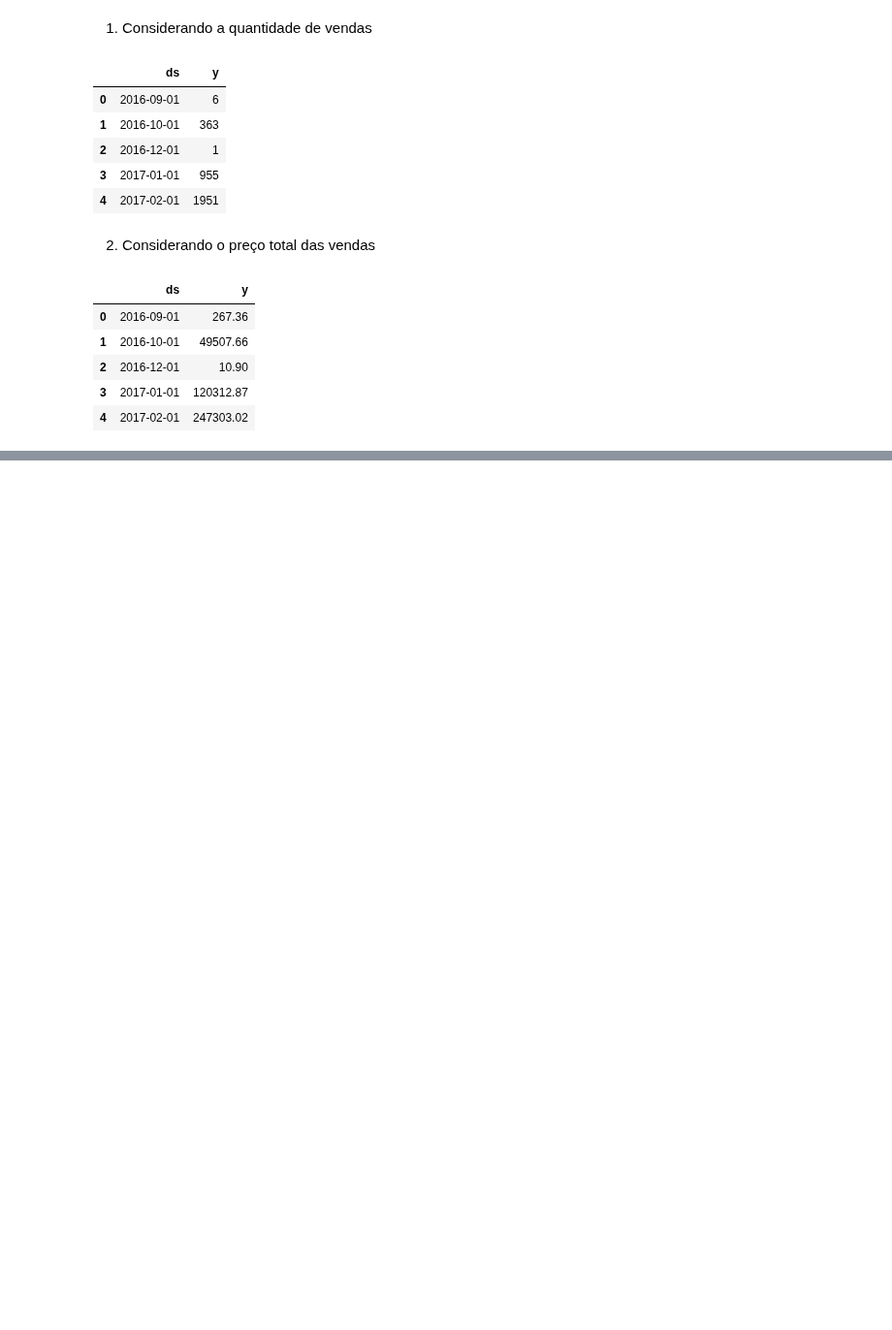
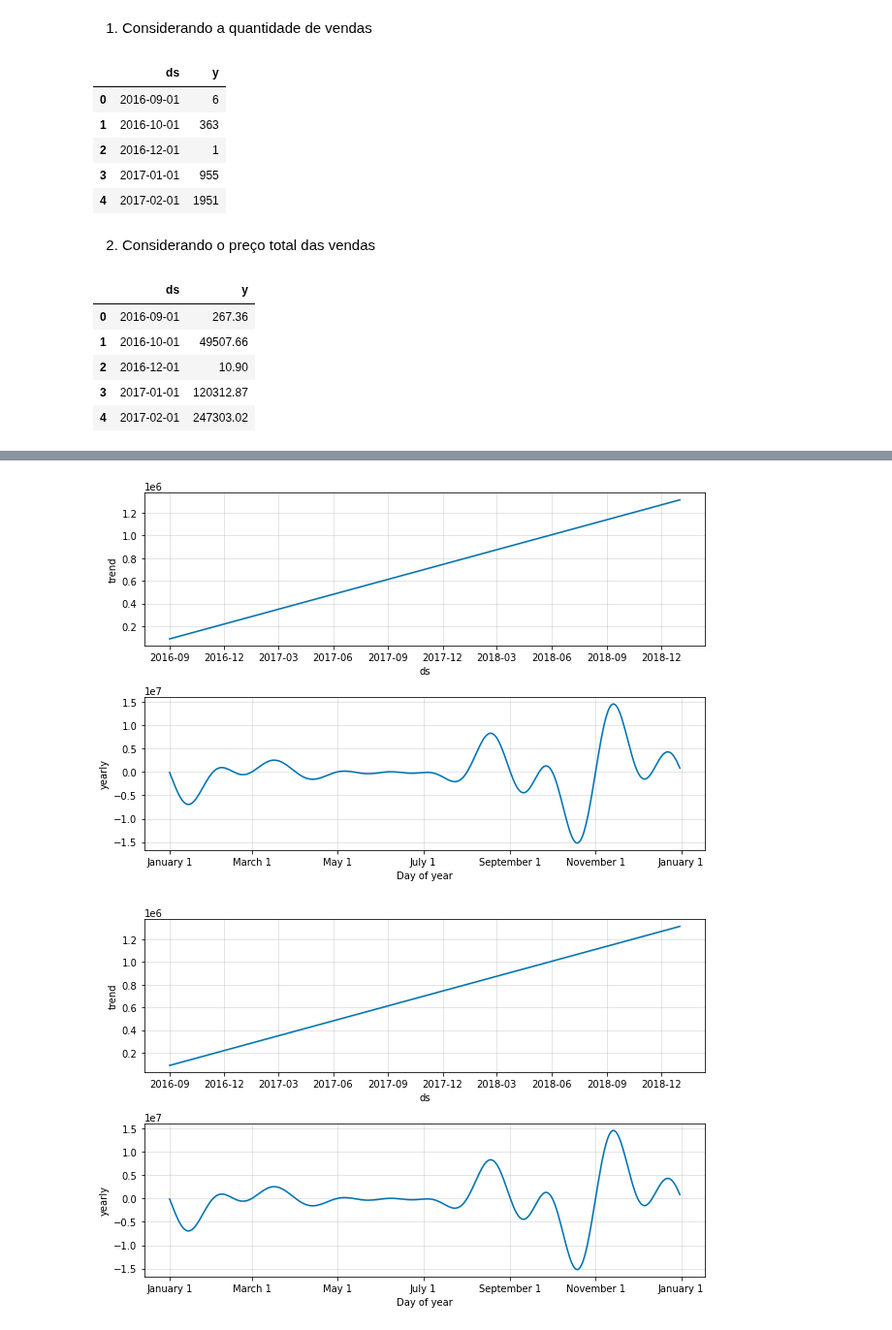
Before and after one commit to smalvar/olist-e-commerce, a Jupyter notebook: time_series_analysis.ipynb, the cells around one changed output, grey strips where cells are left out. Shown at 97% size. Saved outputs shown, nothing was run; the diff lists cells and outputs as text; code cells hidden in the pictures; blank space fills up the shorter version.

```diff
--- a/time_series_analysis.ipynb
+++ b/time_series_analysis.ipynb
@@ -226,0 +294,6 @@ ts_preco.head()
+# %%
+# Plotando os gráficos de tendência
+model_preco.plot_components(forecast_preco)
+# %% [output]
+[figure, added]
+[figure, added]
```
Also changed, not shown: parts of 10 cells of this notebook.
